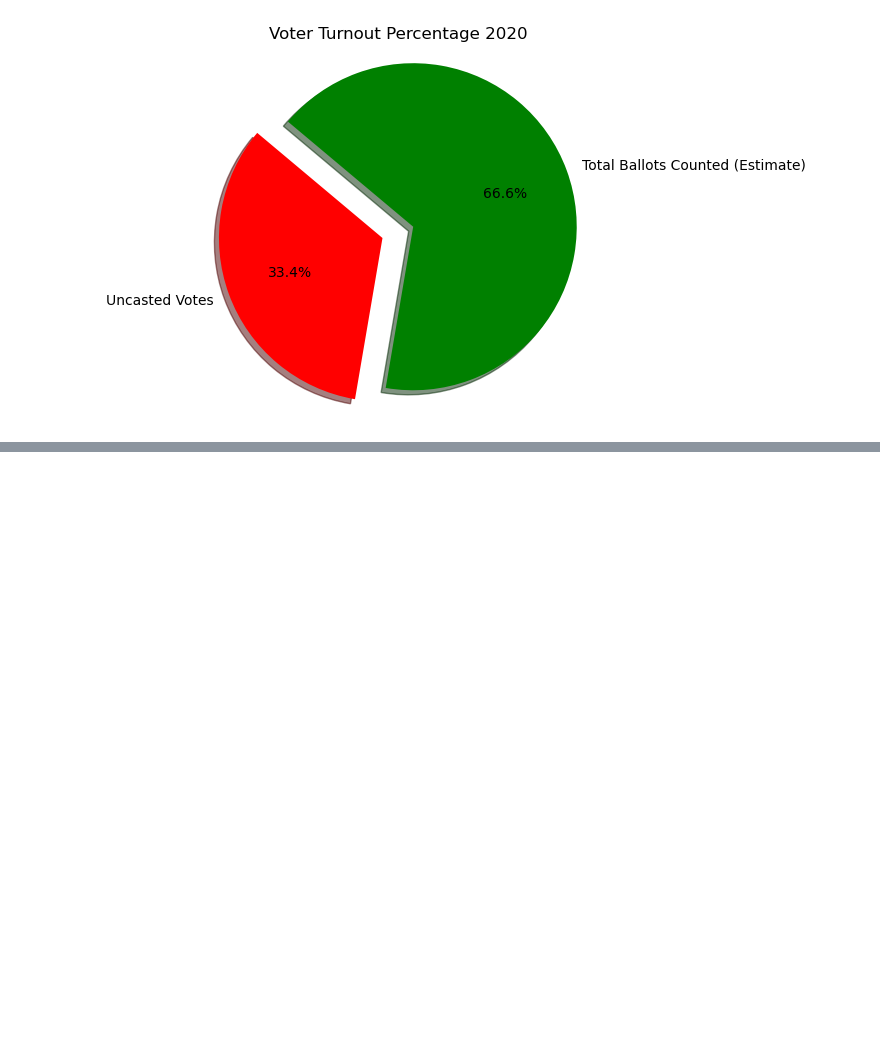
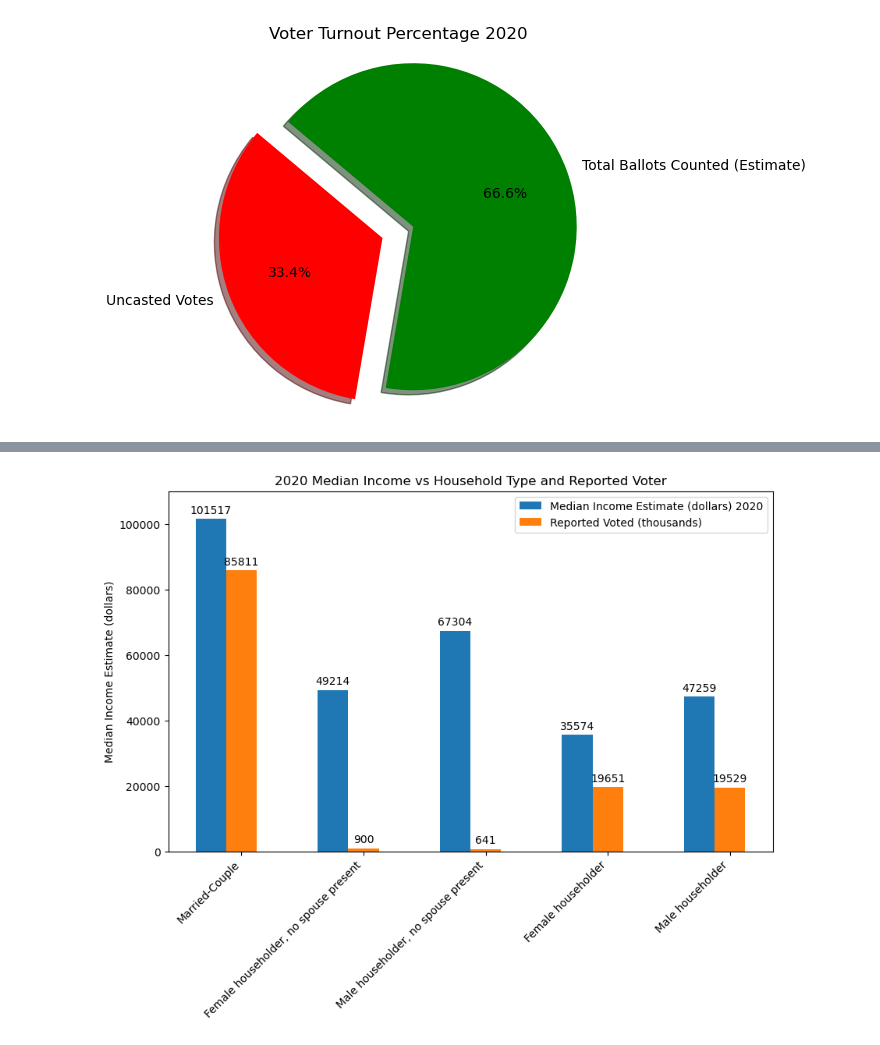
Before and after one commit to Sharkb8t/Project_1, a Jupyter notebook: Project_1.ipynb, the cells around one changed output, grey strips where cells are left out. Drawn from its saved outputs; the diff is of its cells as text; code cells hidden in the pictures; blank space fills up the shorter version.

```diff
--- a/Project_1.ipynb
+++ b/Project_1.ipynb
@@ -409,0 +600,33 @@ plt.show()
+# %%
+# Generate bar plot showing 2020 Household differnce in voting compared to income
+household2_type = ("Married-Couple", "Female householder, no spouse present", "Male householder, no spouse present", "Female householder", "Male householder")
+median_income = {
+    'Median Income Estimate (dollars) 2020': (101517, 49214, 67304, 35574, 47259),
+    'Reported Voted (thousands)': (85811, 900, 641, 19651, 19529),
+}
+
+x = np.arange(len(household_type))
+width = 0.25
+multiplier = 0
+
+
+fig, ax = plt.subplots(figsize=(10, 6))
+
+for attribute, measurement in median_income.items():
+    offset = width * multiplier
+    rects = ax.bar(x + offset, measurement, width, label=attribute)
+    ax.bar_label(rects, padding=3)
+    multiplier += 1
+
+# Add some text for labels, title and custom x-axis tick labels, etc.
+ax.set_ylabel('Median Income Estimate (dollars)')
+ax.set_title('2020 Median Income vs Household Type and Reported Voter')
+ax.set_xticks(x + width, household2_type)
+ax.legend(loc='upper left', ncols=3)
+ax.set_ylim(0, 110000)
+plt.xticks(rotation=45, ha="right")
+plt.legend(loc='upper right')
+
+plt.show()
+# %% [output]
+[figure, added]
```
Also changed, not shown: parts of 16 cells of this notebook.
